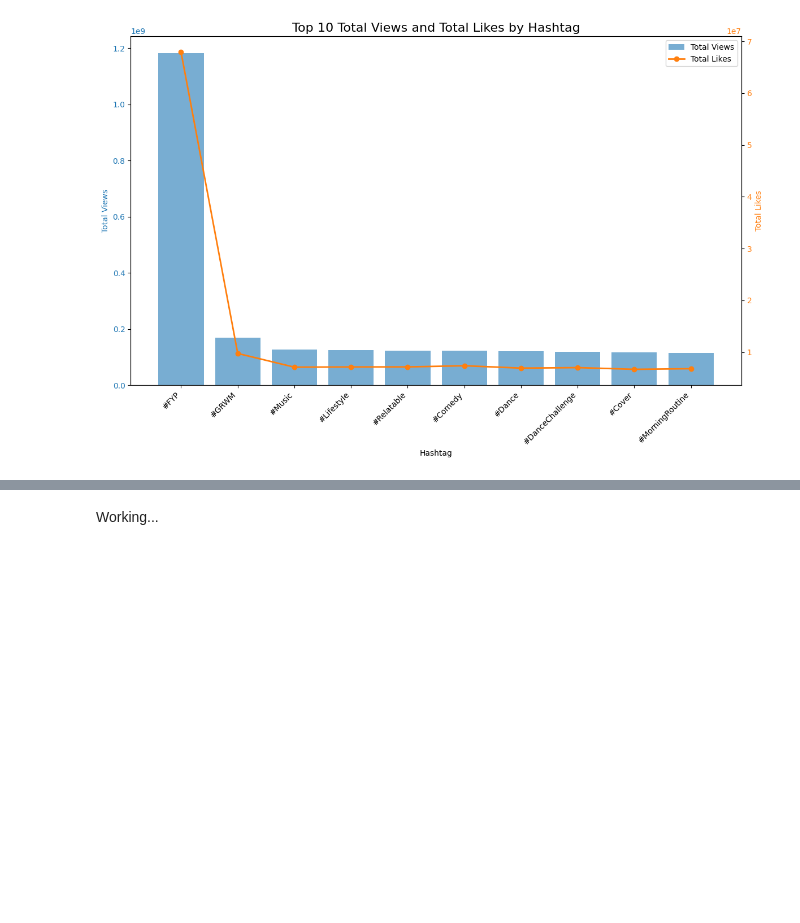
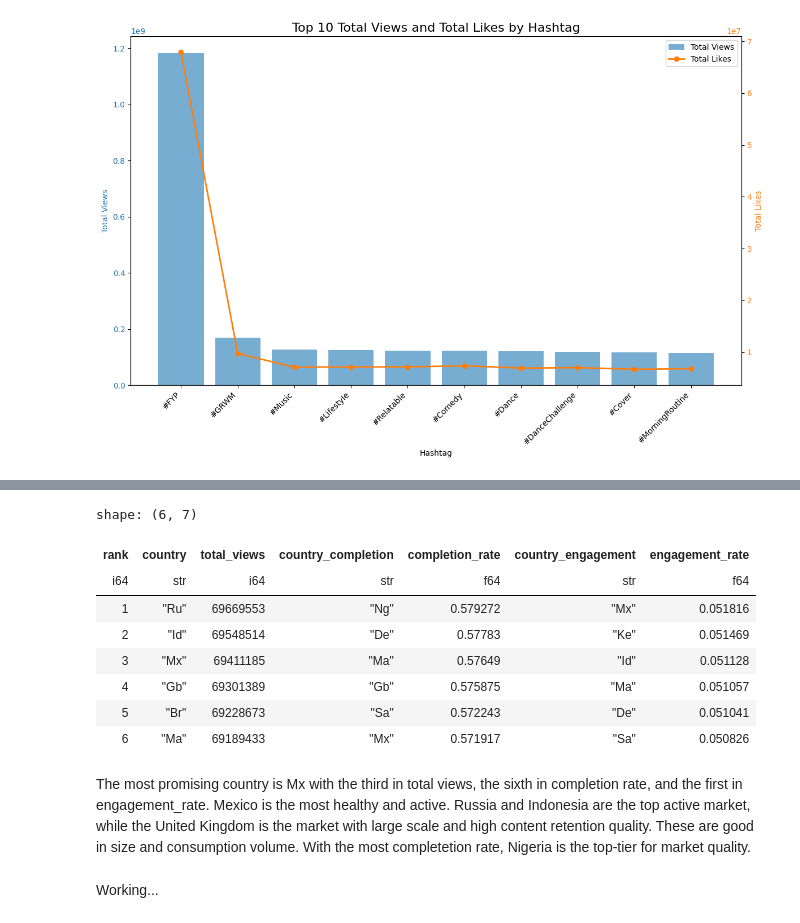
Before and after one commit to LeonTran29/YouTubeShorts-TikTok2025_Trends-Dataset, a Jupyter notebook: Process.ipynb, the cells around one changed output, grey strips where cells are left out. Drawn from its saved outputs; the diff is of its cells as text; code cells hidden in the pictures; blank space fills up the shorter version.

```diff
--- a/Process.ipynb
+++ b/Process.ipynb
@@ -592,2 +646,62 @@ shape: (4,)
+# %%
+rank_view = (
+    top_youtube
+    .sort("total_views", descending=True)
+    .head(6)
+    .with_columns(
+        (pl.Series(values=range(1, 7))).alias("rank")
+    )
+    .select(
+        pl.col("rank"),
+        pl.col("country"),
+        pl.col("total_views")
+    )
+).sort('rank')
+
+rank_completion = (
+    top_youtube
+    .sort("completion_rate", descending=True)
+    .head(6)
+    .with_columns(
+        (pl.Series(values=range(1, 7))).alias("rank")
+    )
+    .select(
+        pl.col("rank"),
+        pl.col("country"),
+        pl.col("completion_rate")
+    )
+)
+
+rank_engagement = (
+    top_youtube
+    .sort("engagement_rate", descending=True)
+    .head(6)
+    .with_columns(
+        (pl.Series(values=range(1, 7))).alias("rank")
+    )
+    .select(
+        pl.col("rank"),
+        pl.col("country"),
+        pl.col("engagement_rate")
+    )
+)
+
+final_table = rank_view.join(rank_completion, on="rank", how="inner", suffix="_completion").join(rank_engagement, on="rank", how="inner", suffix="_engagement")
+
+display(final_table)
+# %% [output]
+shape: (6, 7)
+| rank | country | total_views | country_completion | completion_rate | country_engagement | engagement_rate |
+| i64 | str | i64 | str | f64 | str | f64 |
+| 1 | "Ru" | 69669553 | "Ng" | 0.579272 | "Mx" | 0.051816 |
+| 2 | "Id" | 69548514 | "De" | 0.57783 | "Ke" | 0.051469 |
+| 3 | "Mx" | 69411185 | "Ma" | 0.57649 | "Id" | 0.051128 |
+| 4 | "Gb" | 69301389 | "Gb" | 0.575875 | "Ma" | 0.051057 |
+| 5 | "Br" | 69228673 | "Sa" | 0.572243 | "De" | 0.051041 |
+| 6 | "Ma" | 69189433 | "Mx" | 0.571917 | "Sa" | 0.050826 |
+# %% [markdown]
+The most promising country is Mx with the third in total views, the sixth in completion rate, and the first in engagement_rate. Mexico is the most healthy and active.
+Russia and Indonesia are the top active market, while the United Kingdom is the market with large scale and high content retention quality. These are good in size and consumption volume.
+With the most completetion rate, Nigeria is the top-tier for market quality.
 # %% [markdown]
 Working...
```
Also changed, not shown: parts of 1 cell of this notebook.
